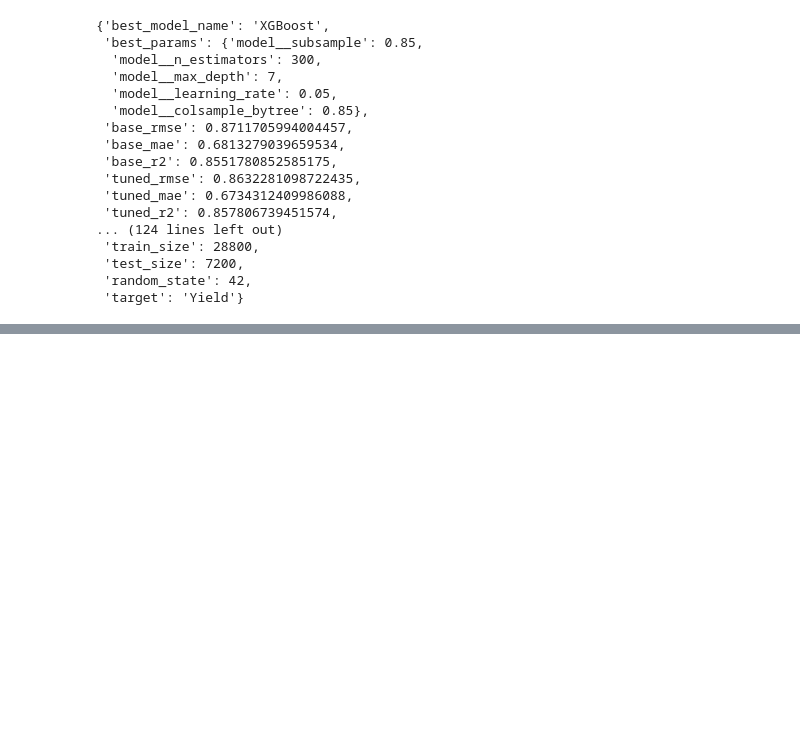
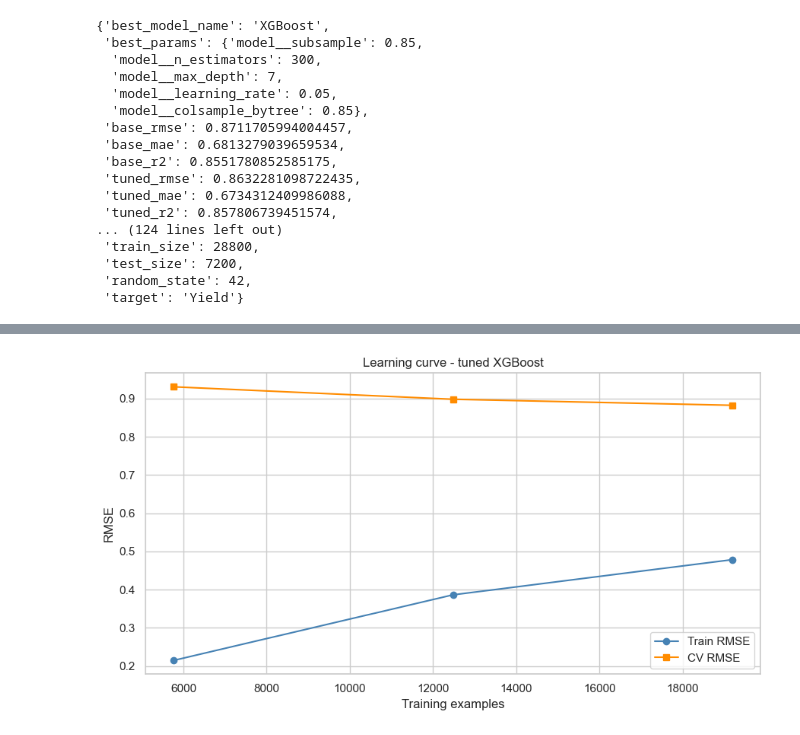
Before and after one commit to Mrnidhi/DATA245_Project, a Jupyter notebook: notebooks/04_fine_tuning.ipynb, the cells around one changed output, grey strips where cells are left out. Cells and saved outputs as stored; diff of their text form; code cells hidden in the pictures; blank space fills up the shorter version.

```diff
--- a/notebooks/04_fine_tuning.ipynb
+++ b/notebooks/04_fine_tuning.ipynb
@@ -231,0 +278,18 @@ metadata
+# %%
+train_sizes, train_scores, val_scores = learning_curve(
+    tuned_pipe, X_train, y_train, cv=3,
+    scoring='neg_root_mean_squared_error',
+    train_sizes=np.linspace(0.3, 1.0, 3), n_jobs=-1, random_state=RANDOM_STATE,
+)
+fig, ax = plt.subplots(figsize=(9, 5))
+ax.plot(train_sizes, -train_scores.mean(axis=1), label='Train RMSE', color='steelblue', marker='o')
+ax.plot(train_sizes, -val_scores.mean(axis=1), label='CV RMSE', color='darkorange', marker='s')
+ax.set_xlabel('Training examples')
+ax.set_ylabel('RMSE')
+ax.set_title(f'Learning curve - tuned {best_name}')
+ax.legend()
+fig.tight_layout()
+fig.savefig(FIG_DIR / '07_learning_curve.png', dpi=150, bbox_inches='tight')
+plt.show()
+# %% [output]
+[figure, added]
```
Also changed, not shown: parts of 4 cells of this notebook.
